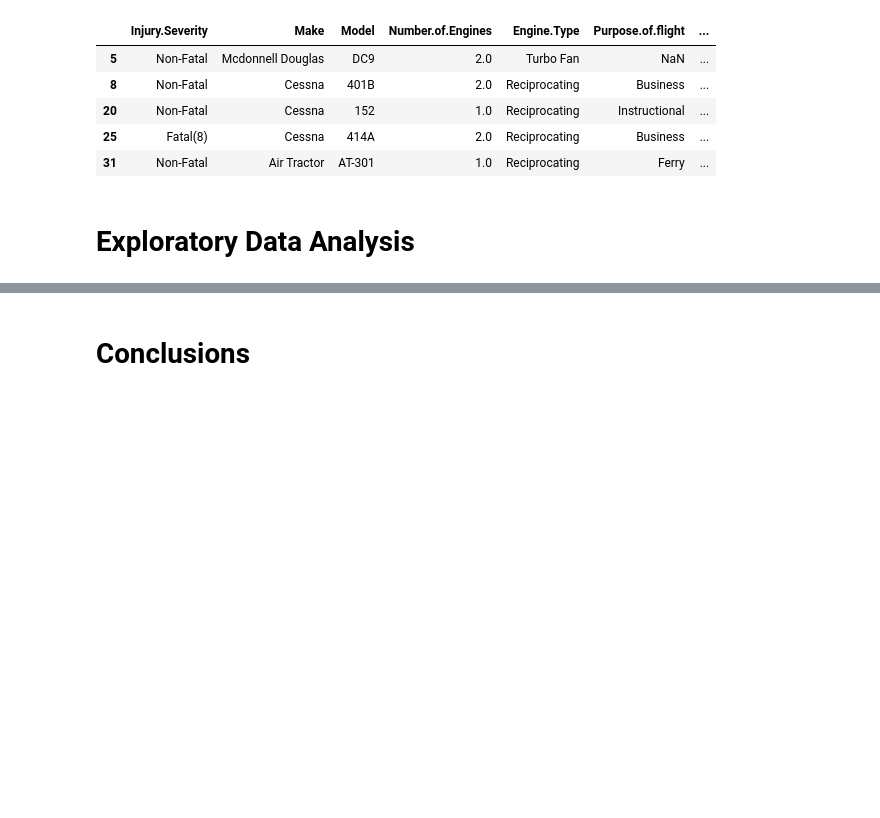
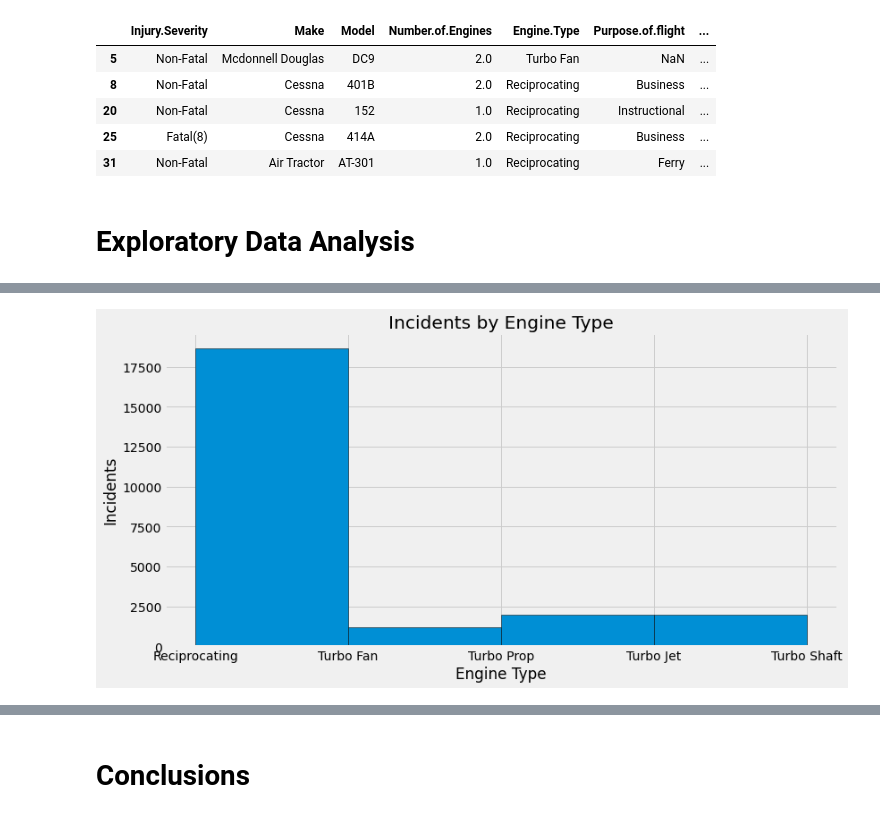
Before and after one commit to sfp13VA/Phase_1_Project, a Jupyter notebook: notebook.ipynb, the cells around one changed output, grey strips where cells are left out. Cells and saved outputs as stored; diff of their text form; code cells hidden in the pictures; blank space fills up the shorter version.

```diff
--- a/notebook.ipynb
+++ b/notebook.ipynb
@@ -432,0 +506,15 @@ plt.show
+# %%
+data.drop(data[data['Engine.Type'] == 'Unknown'].index, inplace=True)
+# %%
+data.drop(data[data['Engine.Type'] == 'Electric'].index, inplace=True)
+# %%
+data.drop(data[data['Engine.Type'] == 'UNK'].index, inplace=True)
+# %%
+fig, ax = plt.subplots(figsize=(12, 6))
+plt.hist(data['Engine.Type'], bins=4, edgecolor='black')
+ax.set_xlabel("Engine Type")
+ax.set_ylabel("Incidents")
+ax.set_title("Incidents by Engine Type")
+plt.show()
+# %% [output]
+[figure, added]
```
Also changed, not shown: parts of 24 cells of this notebook.
